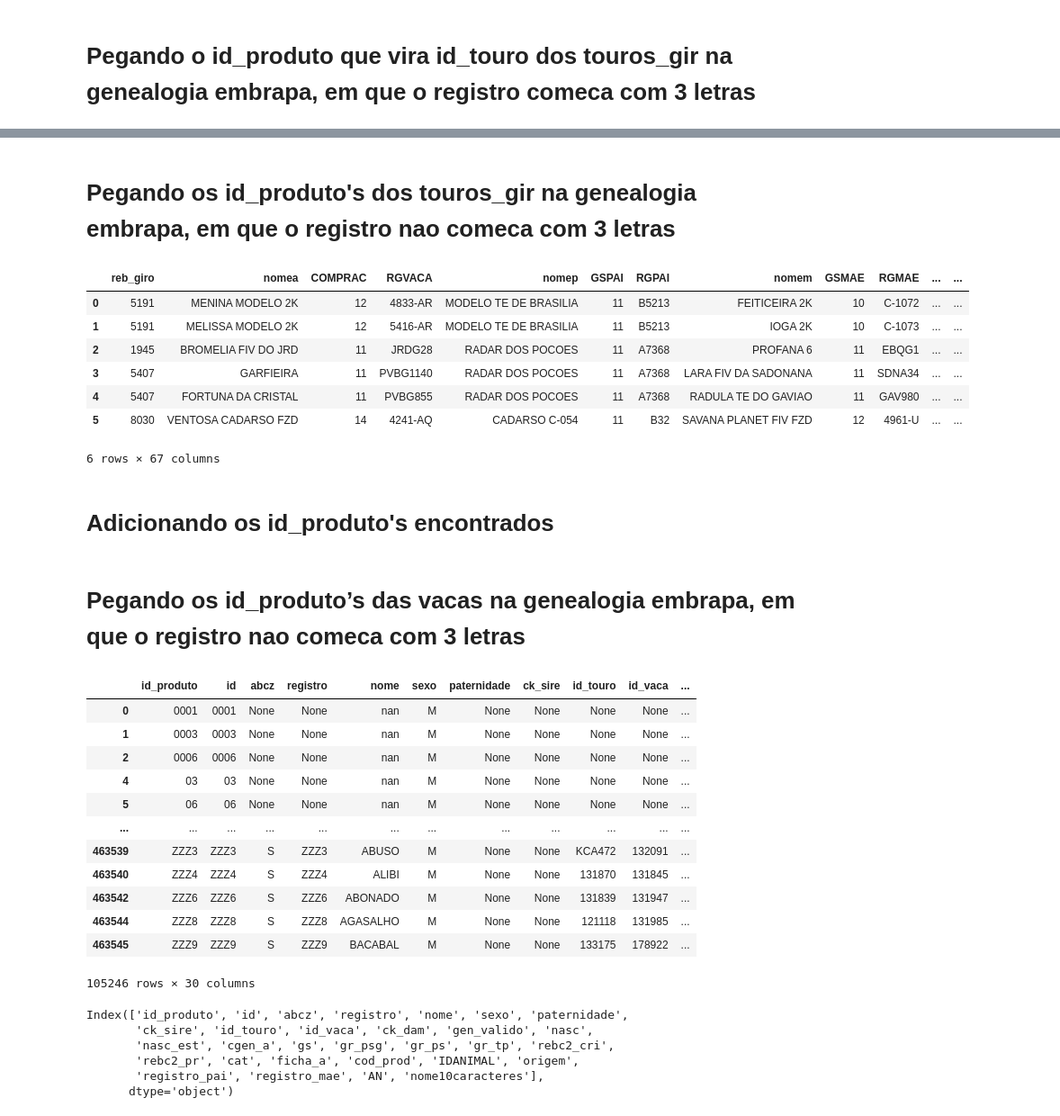
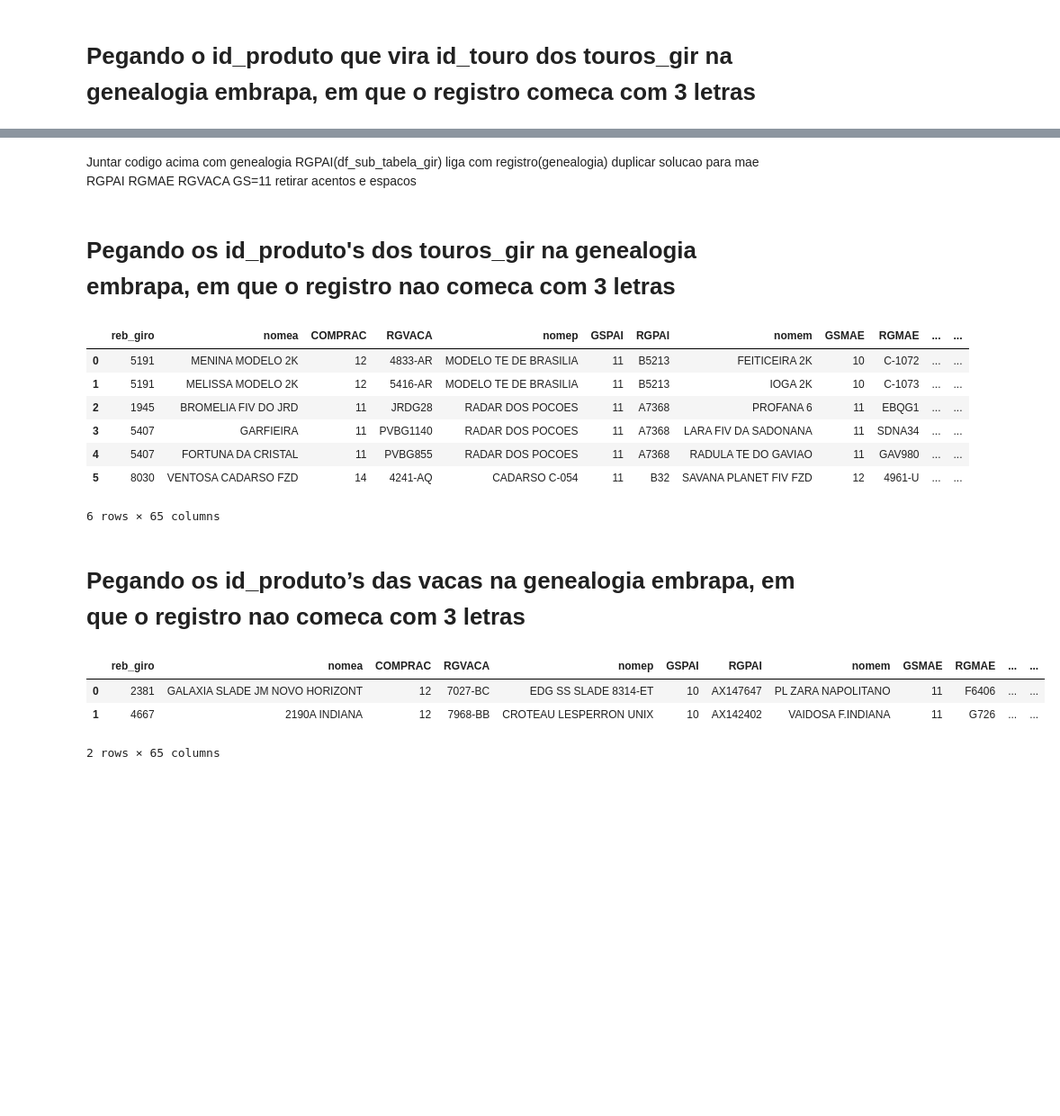
Before and after one commit to macheuz/dados_PNMGL, a Jupyter notebook: criando_id_produto_animais_sem_id.ipynb, the cells around one changed output, grey strips where cells are left out. Shown at 90% size. Drawn from its saved outputs; the diff is of its cells as text; code cells hidden in the pictures; blank space fills up the shorter version.

```diff
--- a/criando_id_produto_animais_sem_id.ipynb
+++ b/criando_id_produto_animais_sem_id.ipynb
@@ -216,0 +245,5 @@ df_sub_tabela_gir
+# %%
+# somente gs_pai=11 e gs = 0 na genealogia
+df_sub_tabela_gir1 = df_animais_sem_id_completo[df_animais_sem_id_completo['GSMAE']==11]
+df_sub_tabela_gir1 = df_sub_tabela_gir1[df_sub_tabela_gir1['RGMAE'].apply(lambda x: bool(re.match(r'^[a-zA-Z]{3}', x)))]
+df_sub_tabela_gir1
@@ -216,0 +266,3 @@ df_sub_tabela_gir
+# %%
+df_sub_touros_id = pd.merge(df_sub_tabela_gir, df_genealogia_embrapa[['id_produto','registro']], left_on=['RGPAI'], right_on=['registro'])
+df_sub_touros_id
@@ -216,0 +285,3 @@ df_sub_tabela_gir
+# %%
+df_sub_vacas_id = pd.merge(df_sub_tabela_gir1, df_genealogia_embrapa[['id_produto','registro']], left_on=['RGMAE'], right_on=['registro'])
+df_sub_vacas_id
@@ -216,0 +302,8 @@ df_sub_tabela_gir
+# %%
+df_animais_sem_id_completo = pd.merge(df_animais_sem_id_completo, df_sub_touros_id[['IDANIMAL', 'id_produto_y']], on=['IDANIMAL'], how='left')
+df_animais_sem_id_completo['IDTOURO'].fillna(df_animais_sem_id_completo['id_produto_y'], inplace=True)
+df_animais_sem_id_completo = df_animais_sem_id_completo.drop(columns='id_produto_y')
+df_animais_sem_id_completo = pd.merge(df_animais_sem_id_completo, df_sub_vacas_id[['IDANIMAL', 'id_produto_y']], on=['IDANIMAL'], how='left')
+df_animais_sem_id_completo['IDVACA'].fillna(df_animais_sem_id_completo['id_produto_y'], inplace=True)
+df_animais_sem_id_completo = df_animais_sem_id_completo.drop(columns='id_produto_y')
+df_animais_sem_id_completo
@@ -217,7 +324,12 @@ df_sub_tabela_gir
+# %% [markdown]
+Juntar codigo acima com genealogia
+RGPAI(df_sub_tabela_gir) liga com registro(genealogia)
+duplicar solucao para mae
+RGPAI RGMAE RGVACA GS=11 retirar acentos e espacos
 # %% [markdown]
 # Pegando os id_produto's dos touros_gir na genealogia embrapa, em que o registro nao comeca com 3 letras
 # %%
-df_sub_tabela_gir1 = df_todas_colunas[df_todas_colunas['GSPAI']==11]
+df_sub_tabela_gir1 = df_animais_sem_id_completo[df_animais_sem_id_completo['GSPAI']==11]
 df_sub_tabela_gir1 = df_sub_tabela_gir1[~df_sub_tabela_gir1['RGPAI'].apply(lambda x: bool(re.match(r'^[a-zA-Z]{3}', x)))]
 #Pegando os 4 primeiros caracteres do nome
 df_sub_tabela_gir1['nome4caracteres'] = df_sub_tabela_gir1['nomep'].str.slice(start=0, stop=4)
@@ -241,39 +353,28 @@ dj_juntando_tabelas
 | 3 | 5407 | GARFIEIRA | 11 | PVBG1140 | RADAR DOS POCOES | 11 | A7368 | LARA FIV DA SADONANA | 11 | SDNA34 | ... | ... |
 | 4 | 5407 | FORTUNA DA CRISTAL | 11 | PVBG855 | RADAR DOS POCOES | 11 | A7368 | RADULA TE DO GAVIAO | 11 | GAV980 | ... | ... |
 | 5 | 8030 | VENTOSA CADARSO FZD | 14 | 4241-AQ | CADARSO C-054 | 11 | B32 | SAVANA PLANET FIV FZD | 12 | 4961-U | ... | ... |
-6 rows × 67 columns
+6 rows × 65 columns
-# %% [markdown]
-# Adicionando os id_produto's  encontrados
 # %% [markdown]
 # Pegando os id_produto’s das vacas na genealogia embrapa, em que o registro nao comeca com 3 letras
 # %%
-df_sub_tabela_gir1 = df_todas_colunas[df_todas_colunas['GSMAE']==11]
-df_sub_tabela_gir1 = df_sub_tabela_gir1[~df_sub_tabela_gir1['RGMAE'].apply(lambda x: bool(re.match(r'^[a-zA-Z]{3}', x)))]
+df_sub_tabela_gir2 = df_animais_sem_id_completo[df_animais_sem_id_completo['GSMAE']==11]
+df_sub_tabela_gir2 = df_sub_tabela_gir2[~df_sub_tabela_gir2['RGMAE'].apply(lambda x: bool(re.match(r'^[a-zA-Z]{3}', x)))]
 #Pegando os 4 primeiros caracteres do nome
-df_sub_tabela_gir1['nome4caracteres'] = df_sub_tabela_gir1['nomem'].str.slice(start=0, stop=4)
+df_sub_tabela_gir2['nome4caracteres'] = df_sub_tabela_gir2['nomem'].str.slice(start=0, stop=4)
 
 
 df_subtabela_genealogia1 = df_genealogia_embrapa
 df_subtabela_genealogia1 = df_subtabela_genealogia1[df_subtabela_genealogia1['gs']==0]
 df_subtabela_genealogia1 = df_subtabela_genealogia1[df_subtabela_genealogia1['sexo']=='F']
 df_subtabela_genealogia1 = df_subtabela_genealogia1[~df_subtabela_genealogia1['registro'].isnull()]
 df_subtabela_genealogia1 = df_subtabela_genealogia1[~df_subtabela_genealogia1['nome'].isnull()]
 df_subtabela_genealogia1 = df_subtabela_genealogia1[~df_subtabela_genealogia1['registro'].apply(lambda x: bool(re.match(r'^[a-zA-Z]{3}', x)))]
 df_subtabela_genealogia1['nome4caracteres'] = df_subtabela_genealogia1['nome'].str.slice(start=0, stop=4)
 
-dj_juntando_tabelas = pd.merge(df_sub_tabela_gir1, df_subtabela_genealogia1[['id_produto', 'registro', 'nome4caracteres']], left_on=['nome4caracteres', 'RGMAE'], right_on=['nome4caracteres', 'registro'])
-dj_juntando_tabelas
+dj_juntando_tabelas1 = pd.merge(df_sub_tabela_gir2, df_subtabela_genealogia1[['id_produto', 'registro', 'nome4caracteres']], left_on=['nome4caracteres', 'RGMAE'], right_on=['nome4caracteres', 'registro'])
+dj_juntando_tabelas1
 # %% [output]
-|  | id_produto | id | abcz | registro | nome | sexo | paternidade | ck_sire | id_touro | id_vaca | ... |
-| 0 | 0001 | 0001 | None | None | nan | M | None | None | None | None | ... |
-| 1 | 0003 | 0003 | None | None | nan | M | None | None | None | None | ... |
-| 2 | 0006 | 0006 | None | None | nan | M | None | None | None | None | ... |
-| 4 | 03 | 03 | None | None | nan | M | None | None | None | None | ... |
-| 5 | 06 | 06 | None | None | nan | M | None | None | None | None | ... |
-| ... | ... | ... | ... | ... | ... | ... | ... | ... | ... | ... | ... |
-| 463539 | ZZZ3 | ZZZ3 | S | ZZZ3 | ABUSO | M | None | None | KCA472 | 132091 | ... |
-| 463540 | ZZZ4 | ZZZ4 | S | ZZZ4 | ALIBI | M | None | None | 131870 | 131845 | ... |
-| 463542 | ZZZ6 | ZZZ6 | S | ZZZ6 | ABONADO | M | None | None | 131839 | 131947 | ... |
-| 463544 | ZZZ8 | ZZZ8 | S | ZZZ8 | AGASALHO | M | None | None | 121118 | 131985 | ... |
-| 463545 | ZZZ9 | ZZZ9 | S | ZZZ9 | BACABAL | M | None | None | 133175 | 178922 | ... |
+|  | reb_giro | nomea | COMPRAC | RGVACA | nomep | GSPAI | RGPAI | nomem | GSMAE | RGMAE | ... | ... |
+| 0 | 2381 | GALAXIA SLADE JM NOVO HORIZONT | 12 | 7027-BC | EDG SS SLADE 8314-ET | 10 | AX147647 | PL ZARA NAPOLITANO | 11 | F6406 | ... | ... |
+| 1 | 4667 | 2190A INDIANA | 12 | 7968-BB | CROTEAU LESPERRON UNIX | 10 | AX142402 | VAIDOSA F.INDIANA | 11 | G726 | ... | ... |
-105246 rows × 30 columns
+2 rows × 65 columns
@@ -284,9 +380,0 @@ df_id_touro
-# %%
-df_genealogia_embrapa.columns
-# %% [output]
-Index(['id_produto', 'id', 'abcz', 'registro', 'nome', 'sexo', 'paternidade',
-       'ck_sire', 'id_touro', 'id_vaca', 'ck_dam', 'gen_valido', 'nasc',
-       'nasc_est', 'cgen_a', 'gs', 'gr_psg', 'gr_ps', 'gr_tp', 'rebc2_cri',
-       'rebc2_pr', 'cat', 'ficha_a', 'cod_prod', 'IDANIMAL', 'origem',
-       'registro_pai', 'registro_mae', 'AN', 'nome10caracteres'],
-      dtype='object')
```
Also changed, not shown: parts of 48 cells of this notebook, 1 other file.
